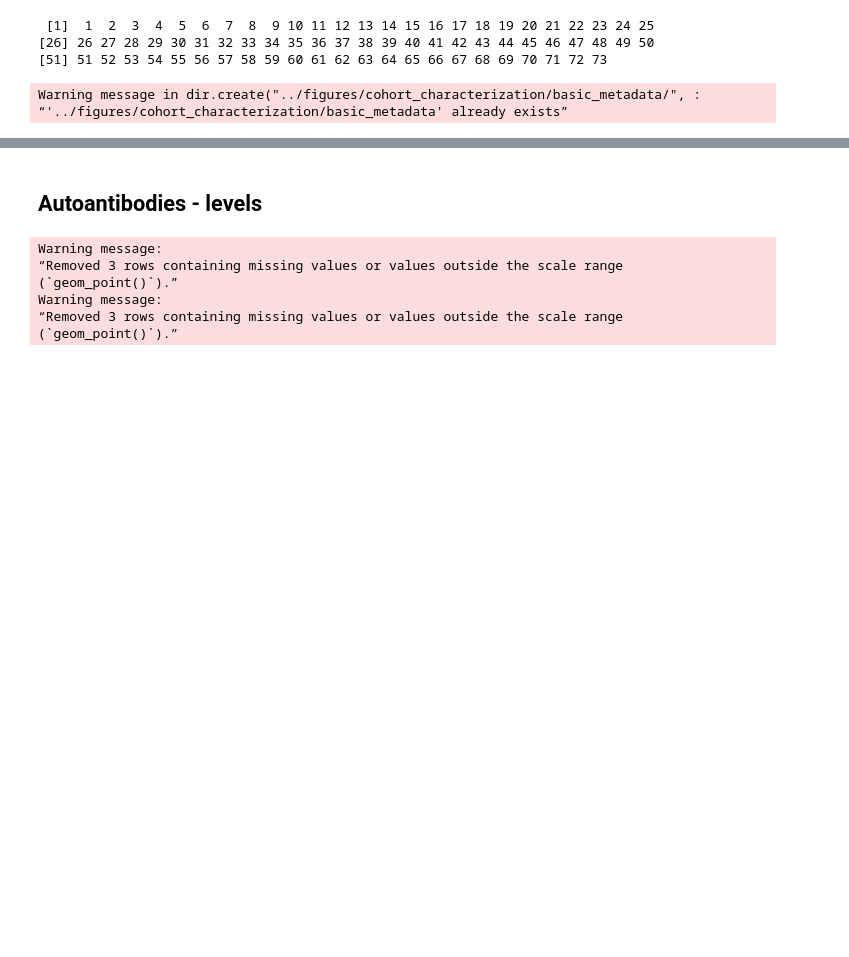
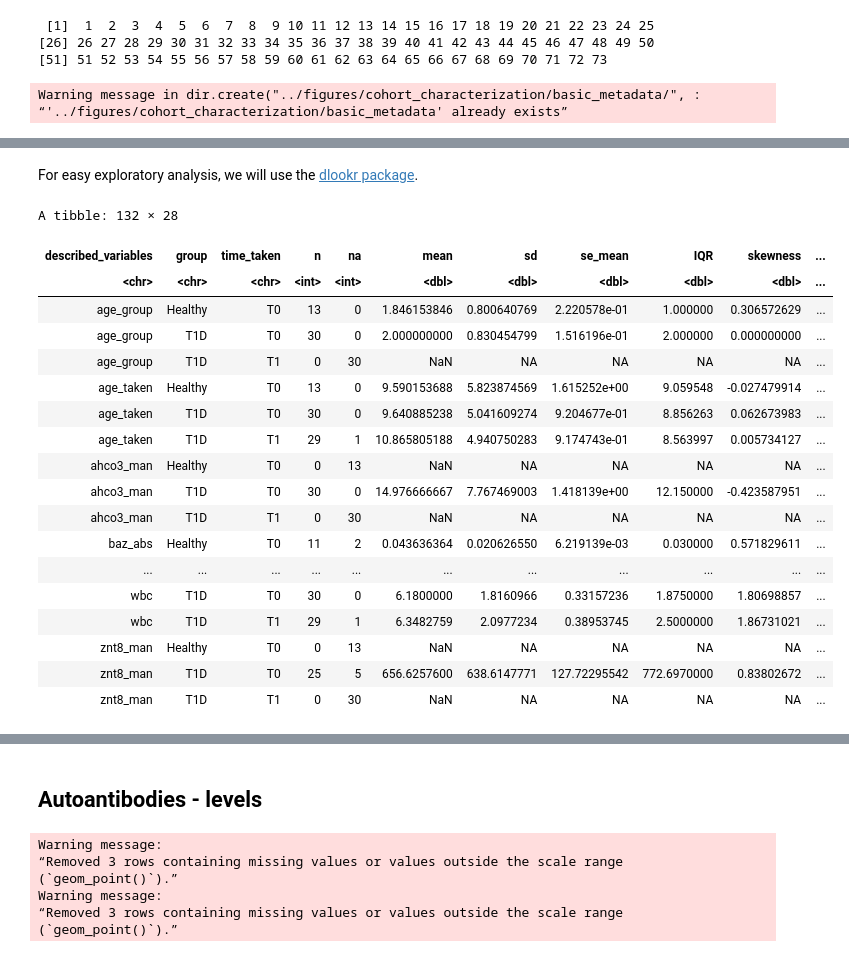
Before and after one commit to Lab-of-Adaptive-Immunity/dia, a Jupyter notebook: code02_analysis_of_init/01_Cohort_characterization.ipynb, the cells around one changed output, grey strips where cells are left out. Saved outputs shown, nothing was run; the diff lists cells and outputs as text; code cells hidden in the pictures; blank space fills up the shorter version.

```diff
--- a/code02_analysis_of_init/01_Cohort_characterization.ipynb
+++ b/code02_analysis_of_init/01_Cohort_characterization.ipynb
@@ -68,0 +95,2 @@ Warning message in dir.create("../figures/cohort_characterization/basic_metadata
+# %%
+md  <- md  %>% mutate(group = ifelse(substr(patient,1,1)==1,"T1D","Healthy"))
@@ -68,0 +110,2 @@ Warning message in dir.create("../figures/cohort_characterization/basic_metadata
+# %% [markdown]
+For easy exploratory analysis, we will use the [dlookr package](https://choonghyunryu.github.io/dlookr/articles/EDA.html).
@@ -68,0 +114,23 @@ Warning message in dir.create("../figures/cohort_characterization/basic_metadata
+# %%
+md  %>% group_by(group, time_taken)  %>%
+describe()
+# %% [output]
+A tibble: 132 × 28
+| described_variables | group | time_taken | n | na | mean | sd | se_mean | IQR | skewness | ... |
+| <chr> | <chr> | <chr> | <int> | <int> | <dbl> | <dbl> | <dbl> | <dbl> | <dbl> | ... |
+| age_group | Healthy | T0 | 13 | 0 | 1.846153846 | 0.800640769 | 2.220578e-01 | 1.000000 | 0.306572629 | ... |
+| age_group | T1D | T0 | 30 | 0 | 2.000000000 | 0.830454799 | 1.516196e-01 | 2.000000 | 0.000000000 | ... |
+| age_group | T1D | T1 | 0 | 30 | NaN | NA | NA | NA | NA | ... |
+| age_taken | Healthy | T0 | 13 | 0 | 9.590153688 | 5.823874569 | 1.615252e+00 | 9.059548 | -0.027479914 | ... |
+| age_taken | T1D | T0 | 30 | 0 | 9.640885238 | 5.041609274 | 9.204677e-01 | 8.856263 | 0.062673983 | ... |
+| age_taken | T1D | T1 | 29 | 1 | 10.865805188 | 4.940750283 | 9.174743e-01 | 8.563997 | 0.005734127 | ... |
+| ahco3_man | Healthy | T0 | 0 | 13 | NaN | NA | NA | NA | NA | ... |
+| ahco3_man | T1D | T0 | 30 | 0 | 14.976666667 | 7.767469003 | 1.418139e+00 | 12.150000 | -0.423587951 | ... |
+| ahco3_man | T1D | T1 | 0 | 30 | NaN | NA | NA | NA | NA | ... |
+| baz_abs | Healthy | T0 | 11 | 2 | 0.043636364 | 0.020626550 | 6.219139e-03 | 0.030000 | 0.571829611 | ... |
+| ... | ... | ... | ... | ... | ... | ... | ... | ... | ... | ... |
+| wbc | T1D | T0 | 30 | 0 | 6.1800000 | 1.8160966 | 0.33157236 | 1.8750000 | 1.80698857 | ... |
+| wbc | T1D | T1 | 29 | 1 | 6.3482759 | 2.0977234 | 0.38953745 | 2.5000000 | 1.86731021 | ... |
+| znt8_man | Healthy | T0 | 0 | 13 | NaN | NA | NA | NA | NA | ... |
+| znt8_man | T1D | T0 | 25 | 5 | 656.6257600 | 638.6147771 | 127.72295542 | 772.6970000 | 0.83802672 | ... |
+| znt8_man | T1D | T1 | 0 | 30 | NaN | NA | NA | NA | NA | ... |
```
Also changed, not shown: parts of 22 cells of this notebook, 1 other file.
